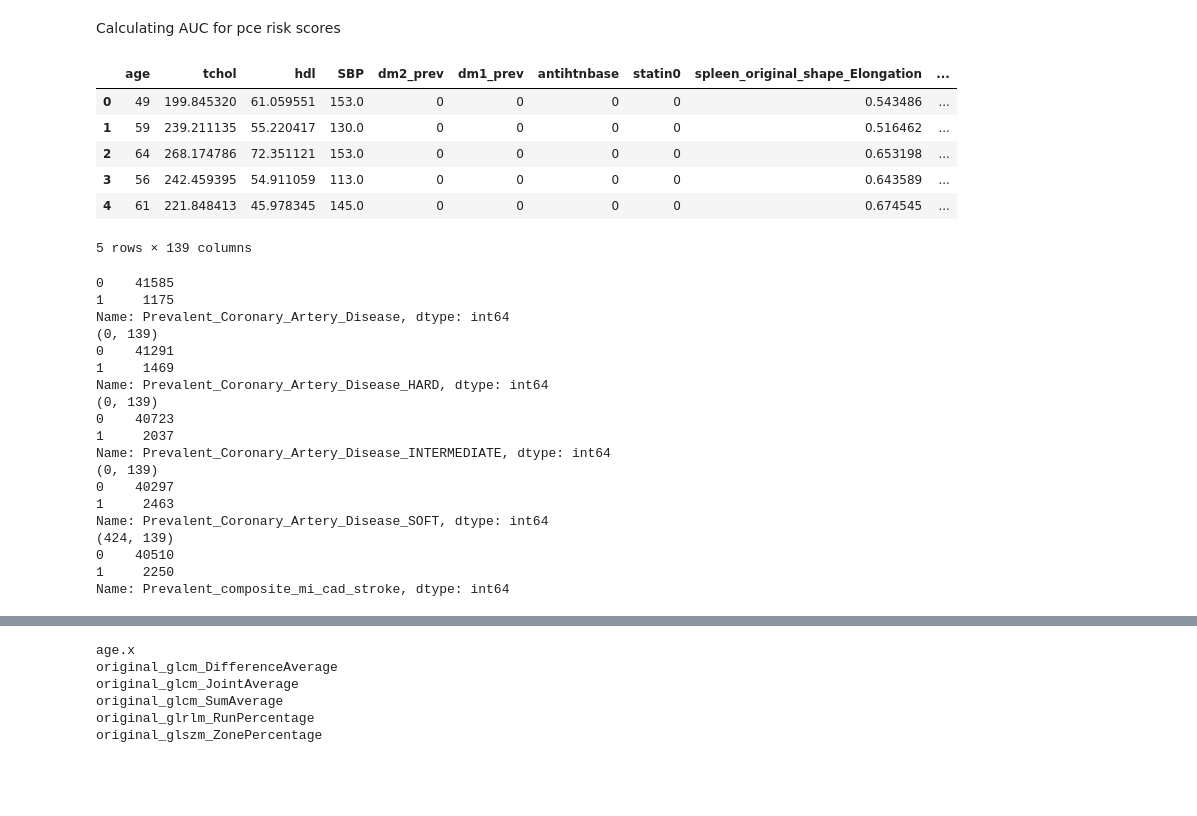
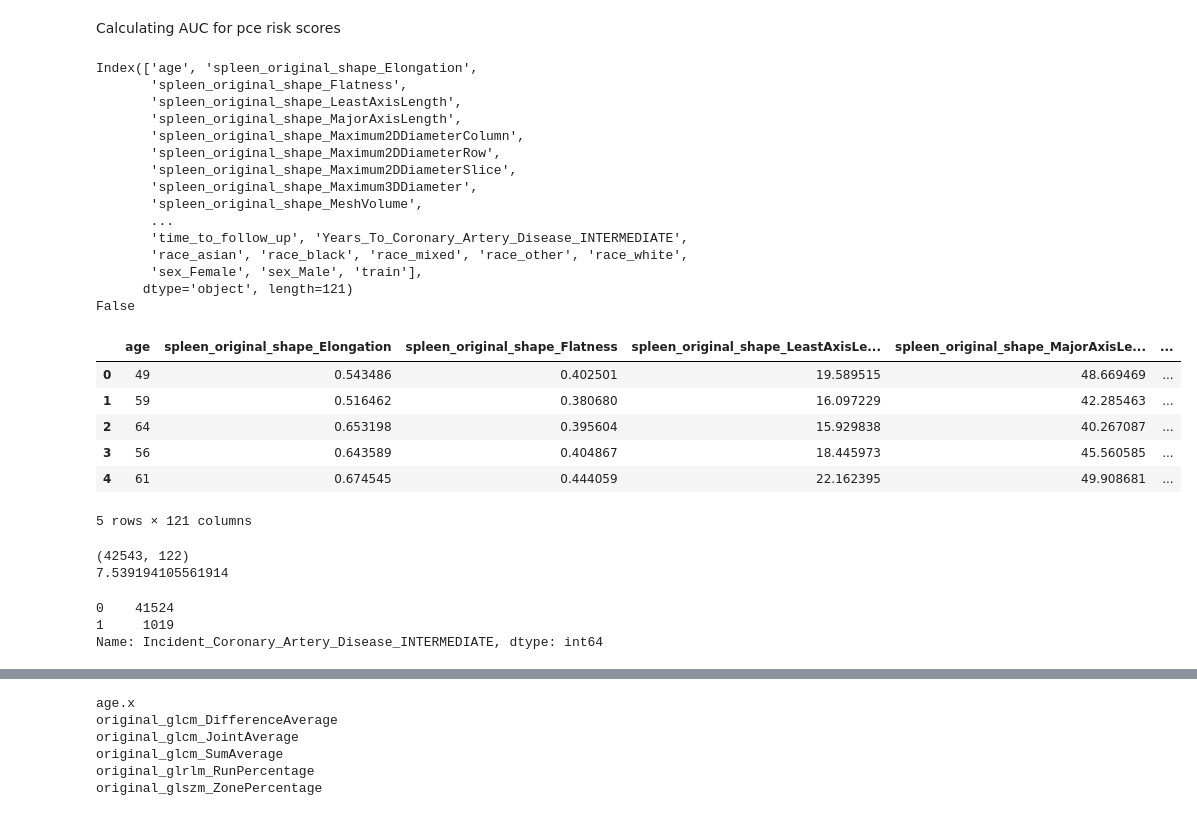
Before and after one commit to mkamineni/spleenCADimaging, a Jupyter notebook: predictCAD/data_exp_predict_CAD.ipynb, the cells around one changed output, grey strips where cells are left out. Saved outputs shown, nothing was run; the diff lists cells and outputs as text; code cells hidden in the pictures; blank space fills up the shorter version.

```diff
--- a/predictCAD/data_exp_predict_CAD.ipynb
+++ b/predictCAD/data_exp_predict_CAD.ipynb
@@ -222,18 +188,41 @@ rad_feats.shape
 # %% [markdown]
 Calculating AUC for pce risk scores
 # %%
-df = pd.read_csv('cohorts/CADcohort_all_rad.csv')
+df = pd.read_csv('cohorts/CADcohort_all_demo_rad.csv')
 outcomes = ['Coronary_Artery_Disease', 'Coronary_Artery_Disease_HARD', 'Coronary_Artery_Disease_INTERMEDIATE', 'Coronary_Artery_Disease_SOFT', 'composite_mi_cad_stroke']
-outcomes = ['Prevalent_'+outcome for outcome in outcomes]
+outcomes = ['Incident_Coronary_Artery_Disease_INTERMEDIATE']
+print(df.columns)
+print('antihtnbase' in df.columns)
 df.head()
 # %% [output]
+Index(['age', 'spleen_original_shape_Elongation',
+       'spleen_original_shape_Flatness',
+       'spleen_original_shape_LeastAxisLength',
+       'spleen_original_shape_MajorAxisLength',
+       'spleen_original_shape_Maximum2DDiameterColumn',
+       'spleen_original_shape_Maximum2DDiameterRow',
+       'spleen_original_shape_Maximum2DDiameterSlice',
+       'spleen_original_shape_Maximum3DDiameter',
+       'spleen_original_shape_MeshVolume',
+       ...
+       'time_to_follow_up', 'Years_To_Coronary_Artery_Disease_INTERMEDIATE',
+       'race_asian', 'race_black', 'race_mixed', 'race_other', 'race_white',
+       'sex_Female', 'sex_Male', 'train'],
+      dtype='object', length=121)
+False
-|  | age | tchol | hdl | SBP | dm2_prev | dm1_prev | antihtnbase | statin0 | spleen_original_shape_Elongation | ... |
-| 0 | 49 | 199.845320 | 61.059551 | 153.0 | 0 | 0 | 0 | 0 | 0.543486 | ... |
-| 1 | 59 | 239.211135 | 55.220417 | 130.0 | 0 | 0 | 0 | 0 | 0.516462 | ... |
-| 2 | 64 | 268.174786 | 72.351121 | 153.0 | 0 | 0 | 0 | 0 | 0.653198 | ... |
-| 3 | 56 | 242.459395 | 54.911059 | 113.0 | 0 | 0 | 0 | 0 | 0.643589 | ... |
-| 4 | 61 | 221.848413 | 45.978345 | 145.0 | 0 | 0 | 0 | 0 | 0.674545 | ... |
+|  | age | spleen_original_shape_Elongation | spleen_original_shape_Flatness | spleen_original_shape_LeastAxisLe... | spleen_original_shape_MajorAxisLe... | ... |
+| 0 | 49 | 0.543486 | 0.402501 | 19.589515 | 48.669469 | ... |
+| 1 | 59 | 0.516462 | 0.380680 | 16.097229 | 42.285463 | ... |
+| 2 | 64 | 0.653198 | 0.395604 | 15.929838 | 40.267087 | ... |
+| 3 | 56 | 0.643589 | 0.404867 | 18.445973 | 45.560585 | ... |
+| 4 | 61 | 0.674545 | 0.444059 | 22.162395 | 49.908681 | ... |
-5 rows × 139 columns
+5 rows × 121 columns
+# %%
+print(df.shape)
+print(df.age.std())
+# %% [output]
+(42543, 122)
+7.539194105561914
 # %%
 for i, outcome in enumerate(outcomes[:-1]):
     print(df[outcomes[i]].value_counts())
@@ -241,25 +230,9 @@ for i, outcome in enumerate(outcomes[:-1]):
 
 print(df[outcomes[-1]].value_counts())
 # %% [output]
-0    41585
-1     1175
-Name: Prevalent_Coronary_Artery_Disease, dtype: int64
-(0, 139)
-0    41291
-1     1469
-Name: Prevalent_Coronary_Artery_Disease_HARD, dtype: int64
-(0, 139)
-0    40723
-1     2037
-Name: Prevalent_Coronary_Artery_Disease_INTERMEDIATE, dtype: int64
-(0, 139)
-0    40297
-1     2463
-Name: Prevalent_Coronary_Artery_Disease_SOFT, dtype: int64
-(424, 139)
-0    40510
-1     2250
-Name: Prevalent_composite_mi_cad_stroke, dtype: int64
+0    41524
+1     1019
+Name: Incident_Coronary_Artery_Disease_INTERMEDIATE, dtype: int64
 # %%
 for outcome in outcomes:
     print(df[outcome].value_counts())
```
Also changed, not shown: parts of 5 cells of this notebook, 20 other files.
